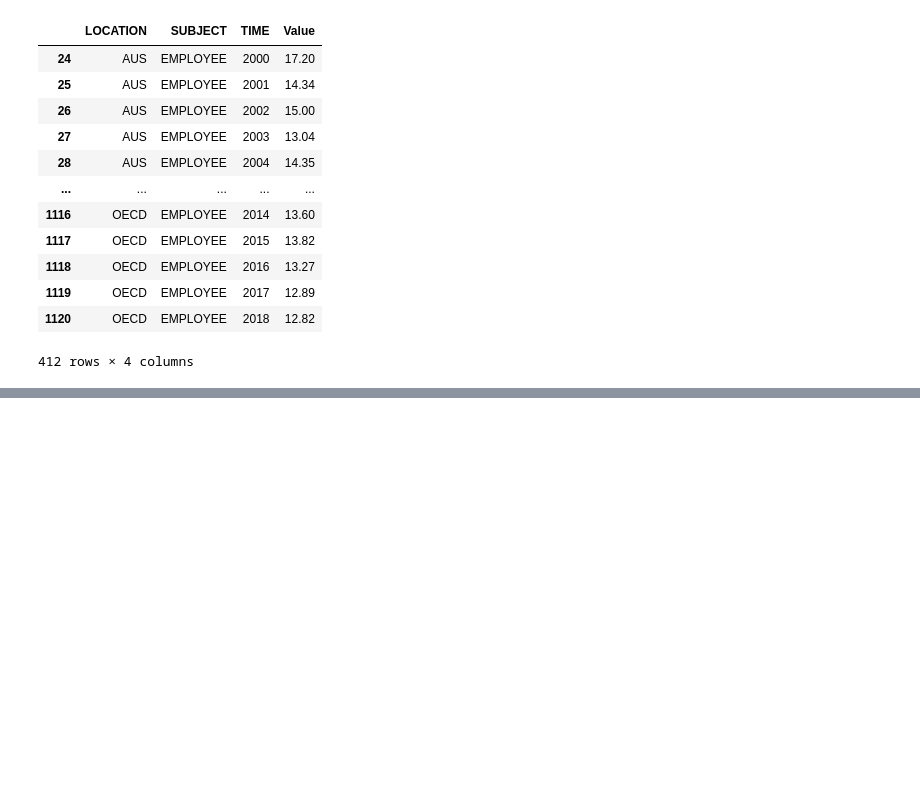
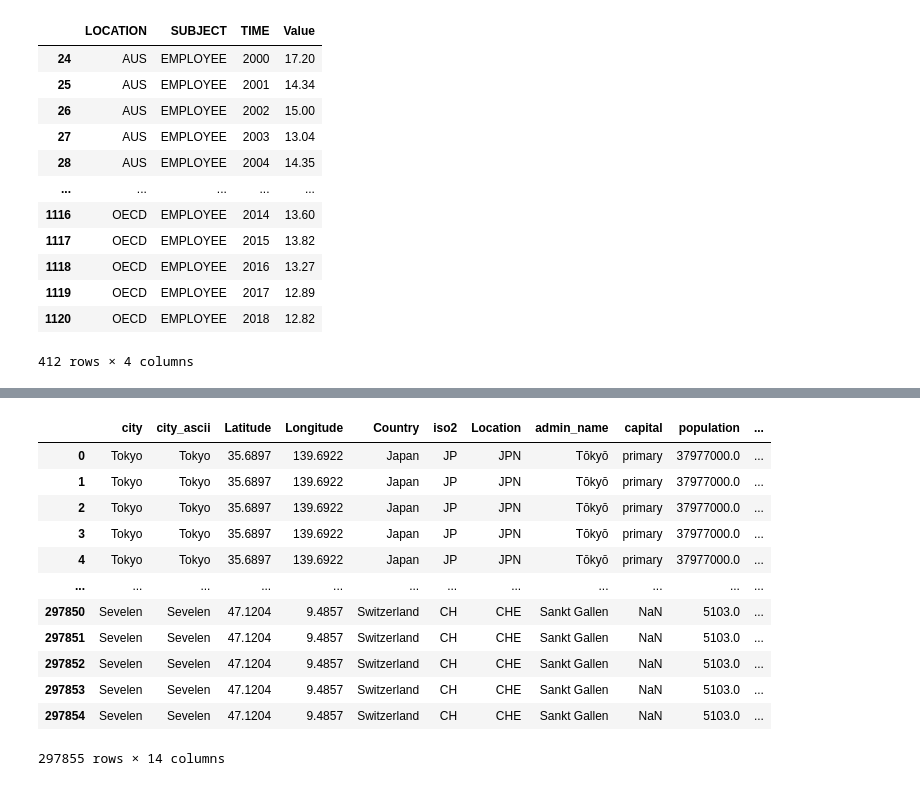
Before and after one commit to miheep8938/female_participation_in_leadership, a Jupyter notebook: cleaned_national_data.ipynb, the cells around one changed output, grey strips where cells are left out. Saved outputs shown, nothing was run; the diff lists cells and outputs as text; code cells hidden in the pictures; blank space fills up the shorter version.

```diff
--- a/cleaned_national_data.ipynb
+++ b/cleaned_national_data.ipynb
@@ -123,0 +161,17 @@ del final_df['index']
+# %%
+merged_data = pd.merge(coords_renamed_df, final_df, how="inner",on="Location")
+merged_data
+# %% [output]
+|  | city | city_ascii | Latitude | Longitude | Country | iso2 | Location | admin_name | capital | population | ... |
+| 0 | Tokyo | Tokyo | 35.6897 | 139.6922 | Japan | JP | JPN | Tōkyō | primary | 37977000.0 | ... |
+| 1 | Tokyo | Tokyo | 35.6897 | 139.6922 | Japan | JP | JPN | Tōkyō | primary | 37977000.0 | ... |
+| 2 | Tokyo | Tokyo | 35.6897 | 139.6922 | Japan | JP | JPN | Tōkyō | primary | 37977000.0 | ... |
+| 3 | Tokyo | Tokyo | 35.6897 | 139.6922 | Japan | JP | JPN | Tōkyō | primary | 37977000.0 | ... |
+| 4 | Tokyo | Tokyo | 35.6897 | 139.6922 | Japan | JP | JPN | Tōkyō | primary | 37977000.0 | ... |
+| ... | ... | ... | ... | ... | ... | ... | ... | ... | ... | ... | ... |
+| 297850 | Sevelen | Sevelen | 47.1204 | 9.4857 | Switzerland | CH | CHE | Sankt Gallen | NaN | 5103.0 | ... |
+| 297851 | Sevelen | Sevelen | 47.1204 | 9.4857 | Switzerland | CH | CHE | Sankt Gallen | NaN | 5103.0 | ... |
+| 297852 | Sevelen | Sevelen | 47.1204 | 9.4857 | Switzerland | CH | CHE | Sankt Gallen | NaN | 5103.0 | ... |
+| 297853 | Sevelen | Sevelen | 47.1204 | 9.4857 | Switzerland | CH | CHE | Sankt Gallen | NaN | 5103.0 | ... |
+| 297854 | Sevelen | Sevelen | 47.1204 | 9.4857 | Switzerland | CH | CHE | Sankt Gallen | NaN | 5103.0 | ... |
+297855 rows × 14 columns
```
Also changed, not shown: parts of 8 cells of this notebook, 7 other files.
